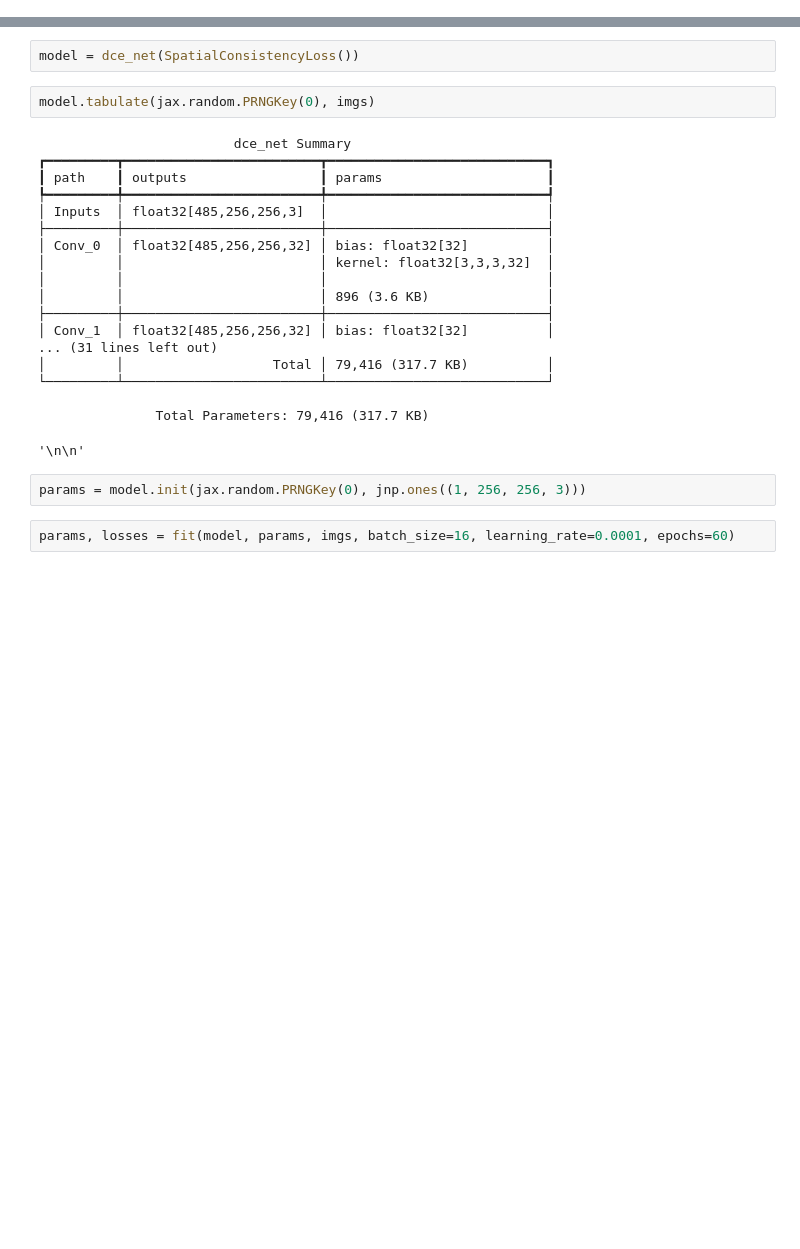
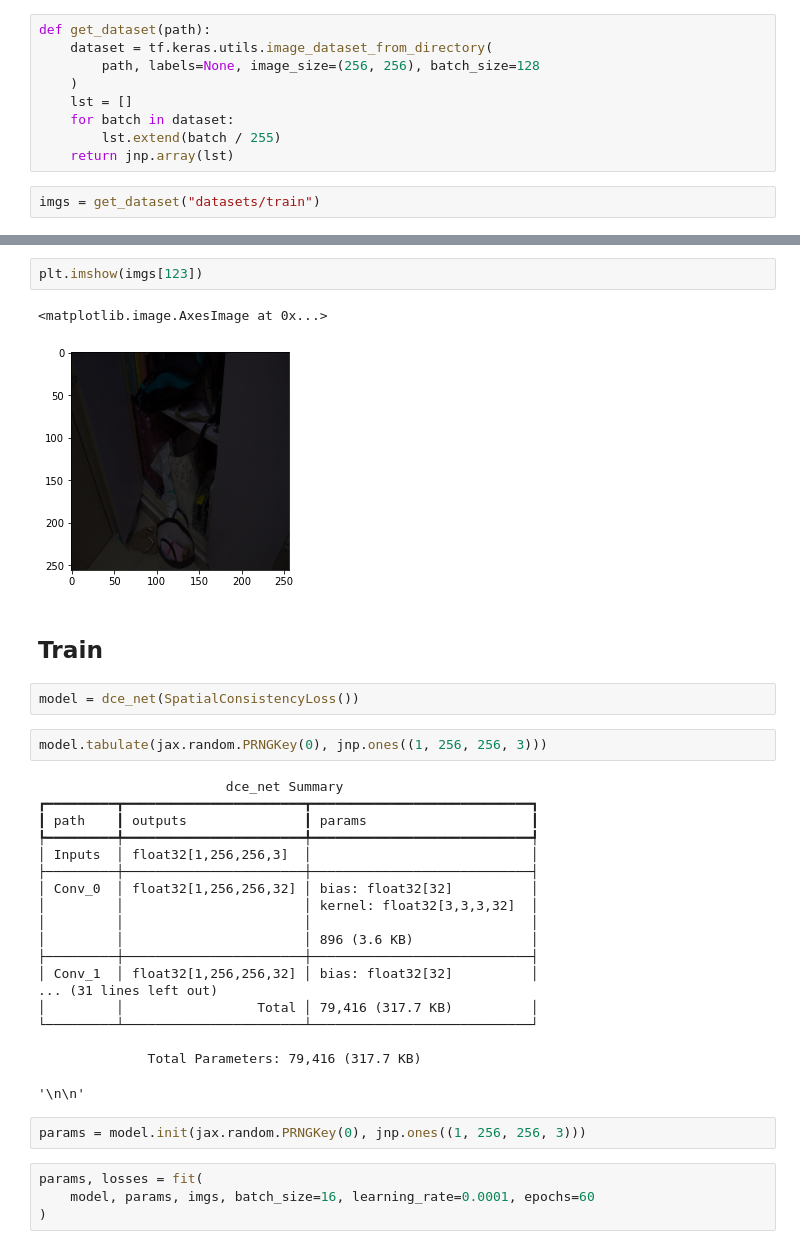
Before and after one commit to rohit-khoiwal/Zero-DCE-project, a Jupyter notebook: Dce_Net.ipynb, the cells around one changed output, grey strips where cells are left out. Saved outputs shown, nothing was run; the diff lists cells and outputs as text; blank space fills up the shorter version.

Commit message:
added new images for training

```diff
--- a/Dce_Net.ipynb
+++ b/Dce_Net.ipynb
@@ -258,0 +23,11 @@ def fit(model,params, X, batch_size=32, learning_rate=0.01, epochs=10, rng=jax.r
+# %%
+def get_dataset(path):
+    dataset = tf.keras.utils.image_dataset_from_directory(
+        path, labels=None, image_size=(256, 256), batch_size=128
+    )
+    lst = []
+    for batch in dataset:
+        lst.extend(batch / 255)
+    return jnp.array(lst)
+# %%
+imgs = get_dataset("datasets/train")
@@ -259,27 +39,36 @@ def fit(model,params, X, batch_size=32, learning_rate=0.01, epochs=10, rng=jax.r
+# %%
+plt.imshow(imgs[123])
+# %% [output]
+<matplotlib.image.AxesImage at 0x...>
+[figure, added]
+# %% [markdown]
+## Train
 # %%
 model = dce_net(SpatialConsistencyLoss())
 # %%
-model.tabulate(jax.random.PRNGKey(0), imgs)
+model.tabulate(jax.random.PRNGKey(0), jnp.ones((1, 256, 256, 3)))
 # %% [output]
-                         dce_net Summary
-┏━━━━━━━━━┳━━━━━━━━━━━━━━━━━━━━━━━━━┳━━━━━━━━━━━━━━━━━━━━━━━━━━━━┓
-┃ path    ┃ outputs                 ┃ params                     ┃
-┡━━━━━━━━━╇━━━━━━━━━━━━━━━━━━━━━━━━━╇━━━━━━━━━━━━━━━━━━━━━━━━━━━━┩
-│ Inputs  │ float32[485,256,256,3]  │                            │
-├─────────┼─────────────────────────┼────────────────────────────┤
-│ Conv_0  │ float32[485,256,256,32] │ bias: float32[32]          │
-│         │                         │ kernel: float32[3,3,3,32]  │
-│         │                         │                            │
-│         │                         │ 896 (3.6 KB)               │
-├─────────┼─────────────────────────┼────────────────────────────┤
-│ Conv_1  │ float32[485,256,256,32] │ bias: float32[32]          │
+                        dce_net Summary
+┏━━━━━━━━━┳━━━━━━━━━━━━━━━━━━━━━━━┳━━━━━━━━━━━━━━━━━━━━━━━━━━━━┓
+┃ path    ┃ outputs               ┃ params                     ┃
+┡━━━━━━━━━╇━━━━━━━━━━━━━━━━━━━━━━━╇━━━━━━━━━━━━━━━━━━━━━━━━━━━━┩
+│ Inputs  │ float32[1,256,256,3]  │                            │
+├─────────┼───────────────────────┼────────────────────────────┤
+│ Conv_0  │ float32[1,256,256,32] │ bias: float32[32]          │
+│         │                       │ kernel: float32[3,3,3,32]  │
+│         │                       │                            │
+│         │                       │ 896 (3.6 KB)               │
+├─────────┼───────────────────────┼────────────────────────────┤
+│ Conv_1  │ float32[1,256,256,32] │ bias: float32[32]          │
 ... (31 lines left out)
-│         │                   Total │ 79,416 (317.7 KB)          │
-└─────────┴─────────────────────────┴────────────────────────────┘
+│         │                 Total │ 79,416 (317.7 KB)          │
+└─────────┴───────────────────────┴────────────────────────────┘
 
-               Total Parameters: 79,416 (317.7 KB)
+              Total Parameters: 79,416 (317.7 KB)
 '\n\n'
 # %%
 params = model.init(jax.random.PRNGKey(0), jnp.ones((1, 256, 256, 3)))
 # %%
-params, losses = fit(model, params, imgs, batch_size=16, learning_rate=0.0001, epochs=60)
+params, losses = fit(
+    model, params, imgs, batch_size=16, learning_rate=0.0001, epochs=60
+)
```
Also changed, not shown: parts of 30 cells of this notebook, 6 other files.
